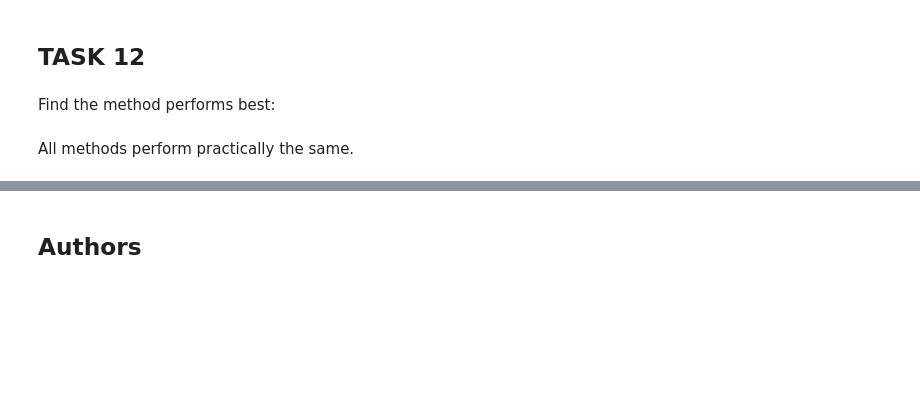
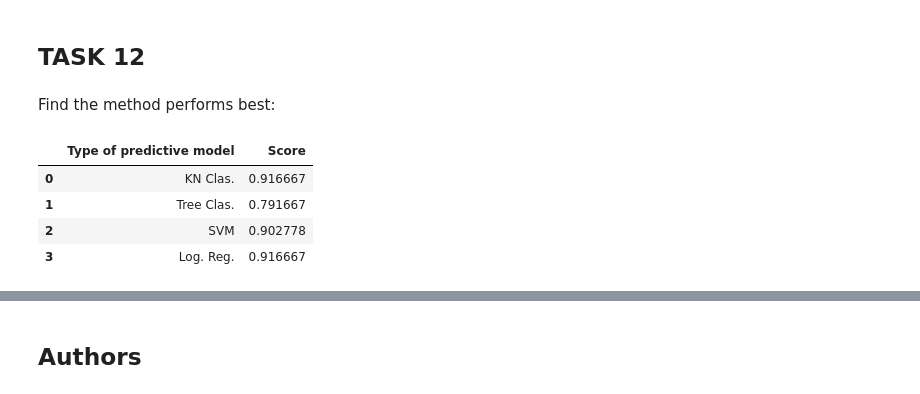
Before and after one commit to fredescosa/Applied-Data-Science-Capstone, a Jupyter notebook: Machine Learning Prediction lab.ipynb, the cells around one changed output, grey strips where cells are left out. Saved outputs shown, nothing was run; the diff lists cells and outputs as text; code cells hidden in the pictures; blank space fills up the shorter version.

```diff
--- a/Machine Learning Prediction lab.ipynb
+++ b/Machine Learning Prediction lab.ipynb
@@ -327,5 +339,14 @@ plot_confusion_matrix(Y_test,yhat)
 ## TASK  12
 # %% [markdown]
 Find the method performs best:
-# %% [markdown]
-All methods perform practically the same.
+# %%
+score_data = {"Type of predictive model":["KN Clas.", "Tree Clas.", "SVM", "Log. Reg."], "Score":[knn_cv.score(X_train, Y_train), tree_cv.score(X_train, Y_train), svm_cv.score(X_train, Y_train), logreg_cv.score(X_train, Y_train)]};
+score_df = pd.DataFrame(data=score_data)
+score_df
+#grouped_score_df=score_df.groupby(['Type of predictive model'])
+# %% [output]
+|  | Type of predictive model | Score |
+| 0 | KN Clas. | 0.916667 |
+| 1 | Tree Clas. | 0.791667 |
+| 2 | SVM | 0.902778 |
+| 3 | Log. Reg. | 0.916667 |
```
Also changed, not shown: parts of 14 cells of this notebook.
